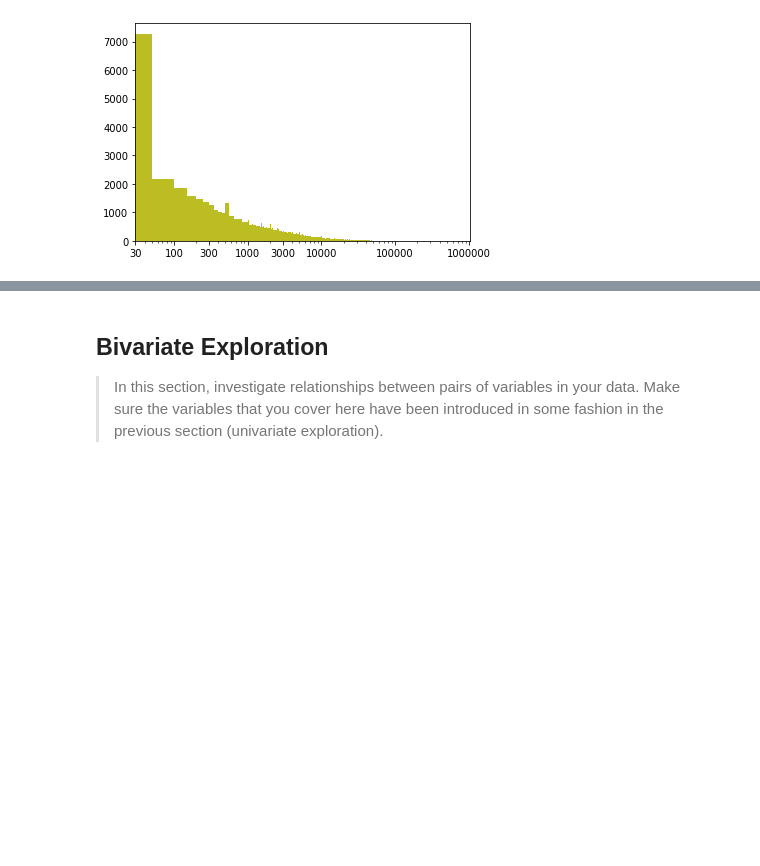
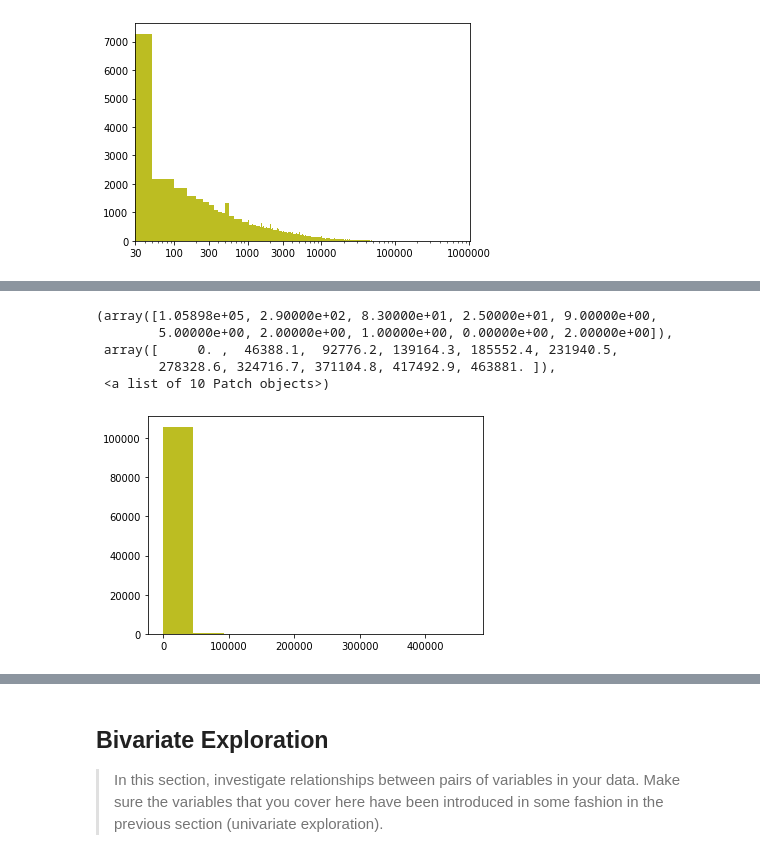
Before and after one commit to Zalon-Wong/Visualizing_Personal_Loan_Data, a Jupyter notebook: exploration.ipynb, the cells around one changed output, grey strips where cells are left out. Drawn from its saved outputs; the diff is of its cells as text; code cells hidden in the pictures; blank space fills up the shorter version.

```diff
--- a/exploration.ipynb
+++ b/exploration.ipynb
@@ -275,0 +285,9 @@ Right skewed with a peak at 30 - 40 credit.
+# %%
+plt.hist(data=ploan, x='AmountDelinquent', color=base_color)
+# %% [output]
+(array([1.05898e+05, 2.90000e+02, 8.30000e+01, 2.50000e+01, 9.00000e+00,
+        5.00000e+00, 2.00000e+00, 1.00000e+00, 0.00000e+00, 2.00000e+00]),
+ array([     0. ,  46388.1,  92776.2, 139164.3, 185552.4, 231940.5,
+        278328.6, 324716.7, 371104.8, 417492.9, 463881. ]),
+ <a list of 10 Patch objects>)
+[figure, added]
```
Also changed, not shown: parts of 62 cells of this notebook.
